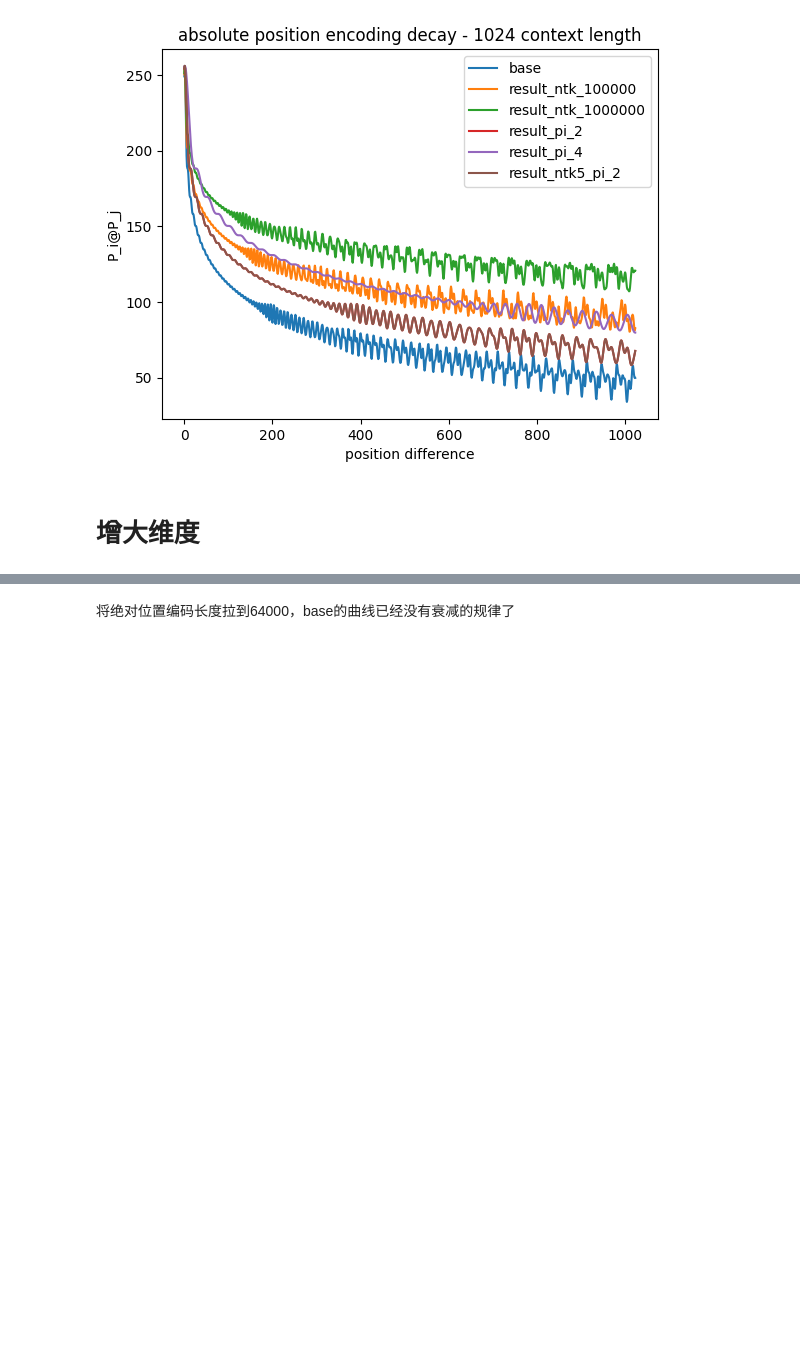
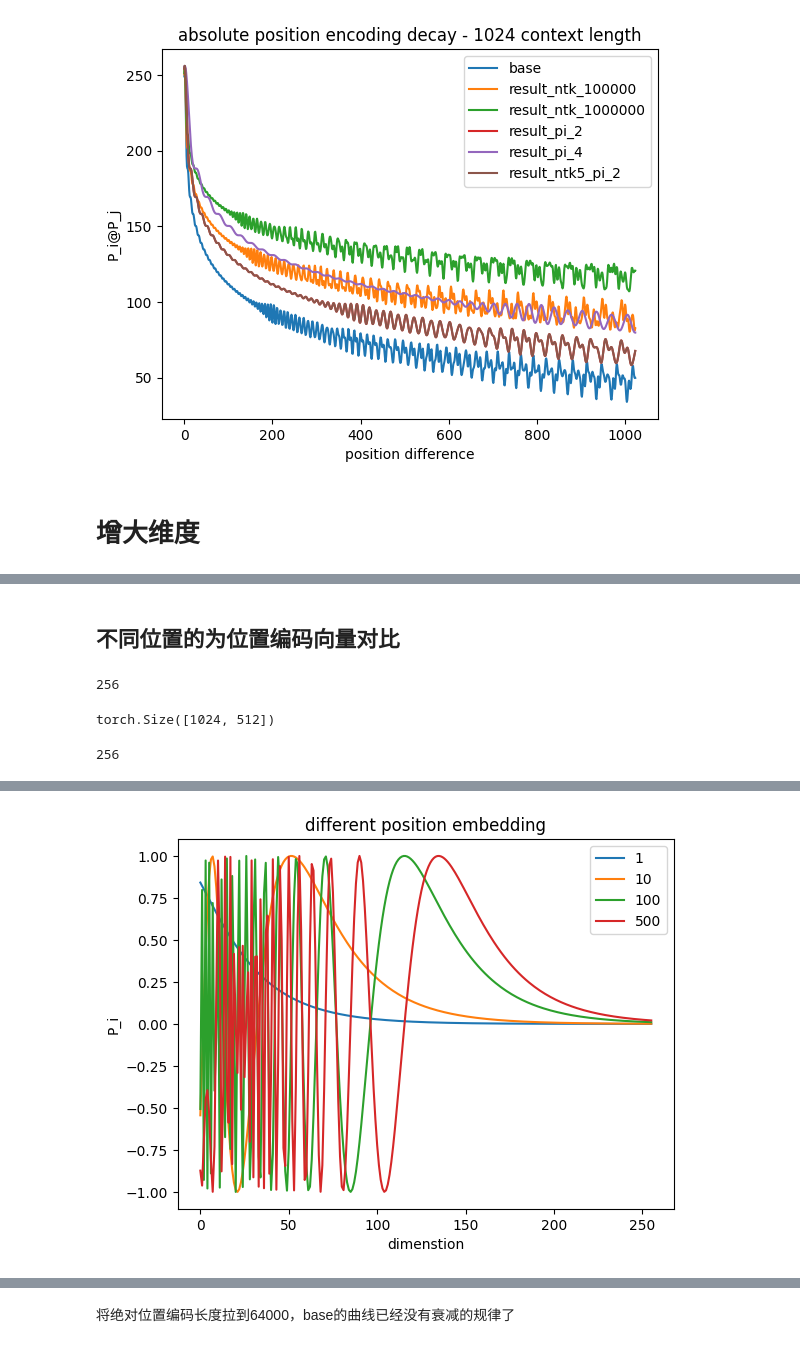
Before and after one commit to duani-excellence/MA-RLHF, a Jupyter notebook: notebook/rope_analysis.ipynb, the cells around one changed output, grey strips where cells are left out. Cells and saved outputs as stored; diff of their text form; code cells hidden in the pictures; blank space fills up the shorter version.

```diff
--- a/notebook/rope_analysis.ipynb
+++ b/notebook/rope_analysis.ipynb
@@ -149,0 +153,34 @@ plt.show()
+# %% [markdown]
+## 不同位置的为位置编码向量对比
+# %%
+pe = PositionalEncoding(512, max_len).encoding
+result = pe[1,:] @ pe.transpose(1,0)
+result_512 = result.tolist()
+
+
+pe_a = pe[1,0::2].tolist()
+pe_b = pe[10,0::2].tolist()
+pe_c = pe[100,0::2].tolist()
+pe_d = pe[200,0::2].tolist()
+# x_d = x[0::2]
+x_d = range(len(pe_a))
+print(len(pe_a))
+print(pe.shape)
+print(len(x_d))
+
+plt.plot(x_d, pe_a, label = '1' )
+plt.plot(x_d, pe_b, label = '10')
+
+plt.plot(x_d, pe_c, label = '100' )
+plt.plot(x_d, pe_d, label = '500')
+# # plt.plot(x, result_8192, label = 'result_8192')
+
+plt.title("different position embedding")
+plt.xlabel("dimenstion")
+plt.ylabel("P_i")
+plt.legend()
+plt.show()
+# %% [output]
+256
+torch.Size([1024, 512])
+256
@@ -149,0 +188 @@ plt.show()
+[figure, added]
```
Also changed, not shown: parts of 15 cells of this notebook, 1 other file.
